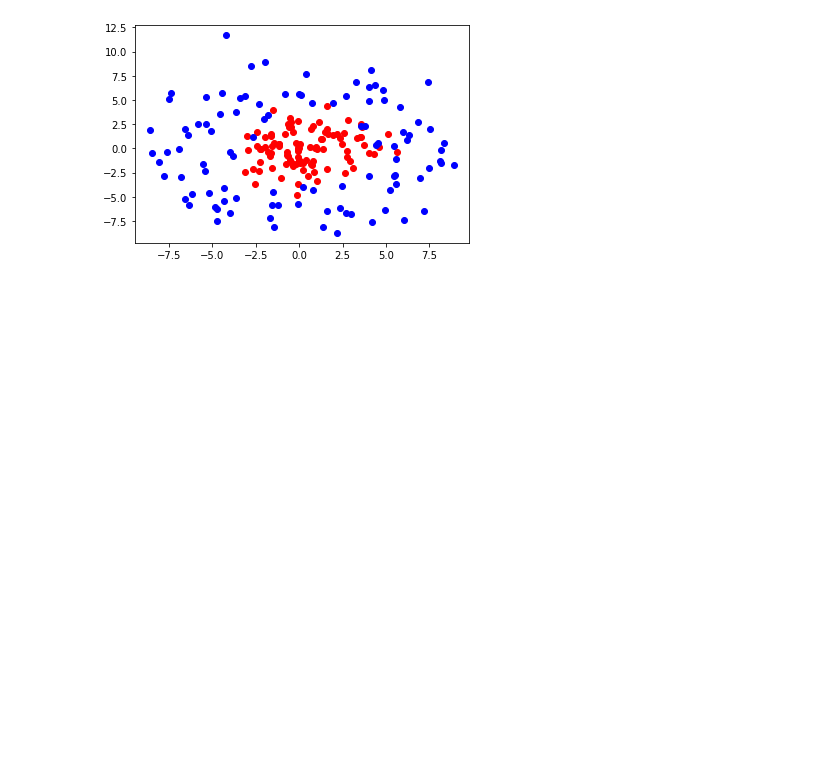
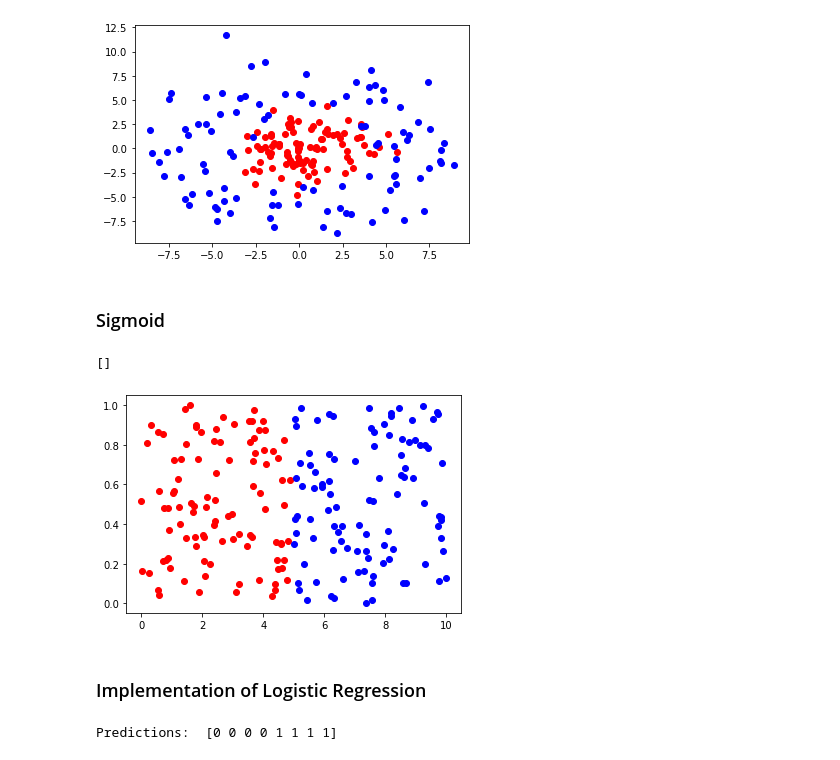
Before and after one commit to Akhilendra01/Machine-Learning-Labs, a Jupyter notebook: 3/1.ipynb, the cells around one changed output. Saved outputs shown, nothing was run; the diff lists cells and outputs as text; code cells hidden in the pictures; blank space fills up the shorter version.

Commit message:
logistic reg implementation

```diff
--- a/3/1.ipynb
+++ b/3/1.ipynb
@@ -40,3 +42,21 @@ plt.plot()
 # %% [output]
 []
 [figure]
+# %% [markdown]
+### Sigmoid
+# %%
+num_samples=100
+class1_x = np.random.uniform(0, 5, num_samples)
+class1_y = np.random.uniform(0, 1/(np.e**-(2*class1_x+7) + 1), num_samples)
+
+class2_x = np.random.uniform(5, 10, num_samples)
+class2_y = np.random.uniform(0, 1/(np.e**-(class2_x+4) + 1), num_samples)
+# %%
+plt.scatter(class1_x, class1_y, c="red")
+plt.scatter(class2_x, class2_y, c="blue")
+plt.plot()
+# %% [output]
+[]
+[figure, added]
+# %% [markdown]
+### Implementation of Logistic Regression
@@ -42,0 +92,10 @@ plt.plot()
+# %%
+x=np.arange(8)
+y=np.array([0, 0, 0, 0, 1, 1, 1, 1])
+
+reg=LogisticRegression(eta=0.02, iter=1000, weights=None, bias=0)
+x=x.reshape((len(x), 1))
+reg.fit(x, y)
+print("Predictions: ", reg.predict(x))
+# %% [output]
+Predictions:  [0 0 0 0 1 1 1 1]
```
Also changed, not shown: parts of 3 cells of this notebook.
